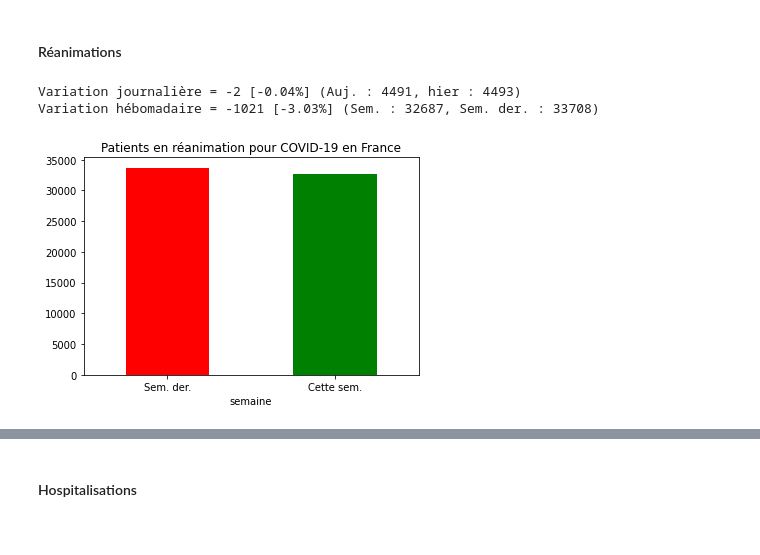
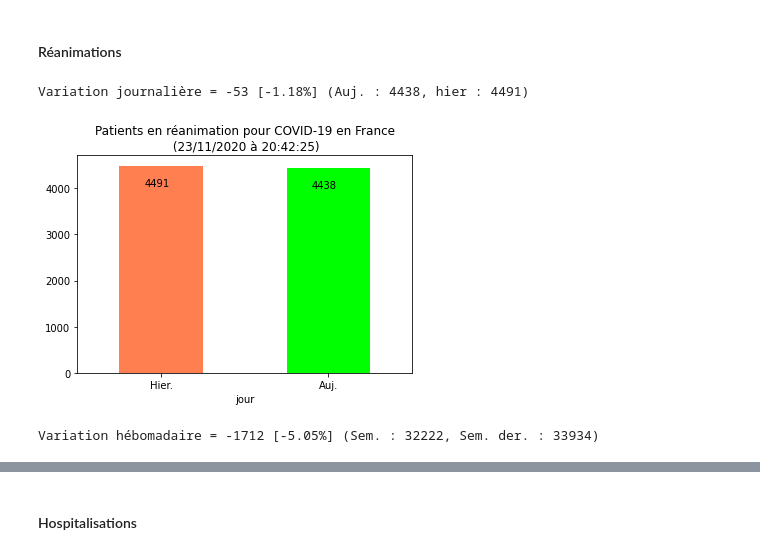
Before and after one commit to Kartmaan/Covid_19_fr, a Jupyter notebook: cov_hosp.ipynb, the cells around one changed output, grey strips where cells are left out. Cells and saved outputs as stored; diff of their text form; code cells hidden in the pictures.

```diff
--- a/cov_hosp.ipynb
+++ b/cov_hosp.ipynb
@@ -110,18 +110,38 @@ dc = Nombre de décès en milieu hospitalier
 # %%
 cov_0 = cov.loc[cov['sexe'] == 0]
 cov_rea = cov_0.groupby("jour").rea.sum()
+# %%
+# Variations jour
+last = cov_rea[len(cov_rea)-1]
+b_last = cov_rea[len(cov_rea)-2]
+diff = last - b_last
+perc = round(((last/b_last)*100)-100, 2)
+
+if last > b_last: # Variation +
+    print(f"Variation journalière = +{diff} [{perc}%] (Auj. : {last}, hier : {b_last})")
+    color = ["lime", "coral"]
+elif last == b_last: # No variation
+    print(f"Variation journalière = +{diff} [{perc}%] (Auj. : {last}, hier : {b_last})")
+    color = ["b", "b"]
+else : # Variation -
+    print(f"Variation journalière = {diff} [{perc}%] (Auj. : {last}, hier : {b_last})")
+    color = ["coral", "lime"]
+
+df = pd.DataFrame({'jour':['Hier.', 'Auj.'], 'réa':[b_last, last]})
+
+ax = df.plot.bar(x='jour', y='réa', rot=0, color=color, legend=False, title = f"Patients en réanimation pour COVID-19 en France\n ({when})")
+
+x_offset = -0.1
+
+for p in ax.patches:
+    b = p.get_bbox()
+    #print(b)
+    val = "{:.0f}".format(b.y1)
+    ax.annotate(val, ((b.x0 + b.x1)/2 + x_offset, b.y1 - (b.y1/10)))
+# %% [output]
+Variation journalière = -53 [-1.18%] (Auj. : 4438, hier : 4491)
+[figure, added]
 # %%
-# Variations jour
-last = cov_rea[len(cov_rea)-1]
-b_last = cov_rea[len(cov_rea)-2]
-diff = last - b_last
-perc = round(((last/b_last)*100)-100, 2)
-
-if last > b_last:
-    print(f"Variation journalière = +{diff} [{perc}%] (Auj. : {last}, hier : {b_last})")
-else :
-    print(f"Variation journalière = {diff} [{perc}%] (Auj. : {last}, hier : {b_last})")
-
 # Variation semaine
 last_week = []
 b_last_week = []
@@ -144,13 +164,8 @@ if lw_sum > blw_sum:
     print(f"Variation hébomadaire = +{diff} [{perc}%] (Cette sem. : {lw_sum}, Sem. der. : {blw_sum})")
 else:
     print(f"Variation hébomadaire = {diff} [{perc}%] (Sem. : {lw_sum}, Sem. der. : {blw_sum})")
-
-df = pd.DataFrame({'semaine':['Sem. der.', 'Cette sem.'], 'réa':[blw_sum, lw_sum]})
-ax = df.plot.bar(x='semaine', y='réa', rot=0, color=['r','g'], legend=False, title = "Patients en réanimation pour COVID-19 en France")
 # %% [output]
-Variation journalière = -2 [-0.04%] (Auj. : 4491, hier : 4493)
-Variation hébomadaire = -1021 [-3.03%] (Sem. : 32687, Sem. der. : 33708)
+Variation hébomadaire = -1712 [-5.05%] (Sem. : 32222, Sem. der. : 33934)
-[figure, removed]
 # %%
 # Réanimations
 rea_graph = cov_rea.plot(grid=True, title="Patients en réa. pour COVID-19 en France")
```
Also changed, not shown: parts of 11 cells of this notebook, 1 other file.
